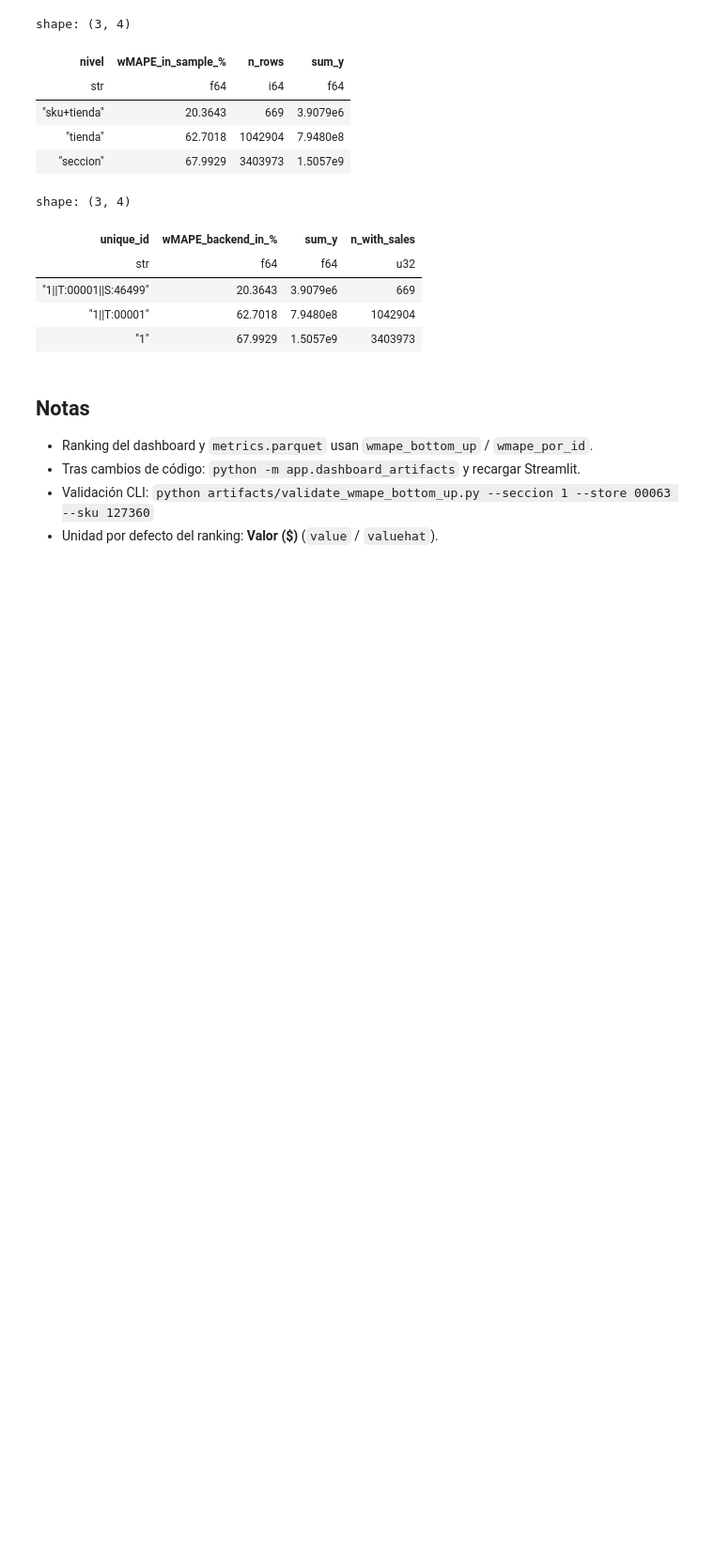
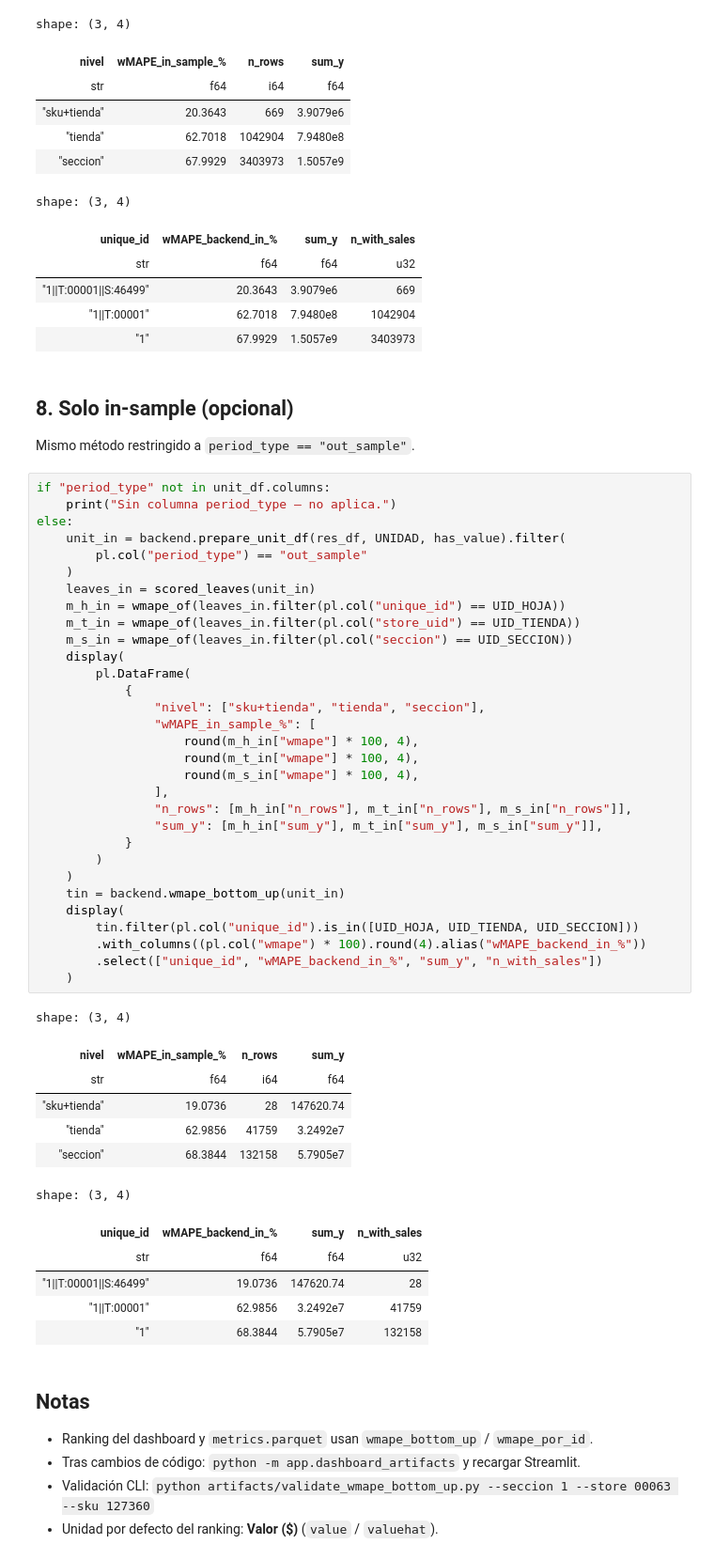
Before and after one commit to willy-hidalgo/tienda-inglesa-v3, a Jupyter notebook: app/wmape_insample_seccion1.ipynb, the cells around one changed output. Shown at 94% size. Cells and saved outputs as stored; diff of their text form; blank space fills up the shorter version.

```diff
--- a/app/wmape_insample_seccion1.ipynb
+++ b/app/wmape_insample_seccion1.ipynb
@@ -445,6 +449,54 @@ shape: (3, 4)
 | "1||T:00001||S:46499" | 20.3643 | 3.9079e6 | 669 |
 | "1||T:00001" | 62.7018 | 7.9480e8 | 1042904 |
 | "1" | 67.9929 | 1.5057e9 | 3403973 |
+# %% [markdown]
+## 8. Solo in-sample (opcional)
+
+Mismo método restringido a `period_type == "out_sample"`.
+# %%
+if "period_type" not in unit_df.columns:
+    print("Sin columna period_type — no aplica.")
+else:
+    unit_in = backend.prepare_unit_df(res_df, UNIDAD, has_value).filter(
+        pl.col("period_type") == "out_sample"
+    )
+    leaves_in = scored_leaves(unit_in)
+    m_h_in = wmape_of(leaves_in.filter(pl.col("unique_id") == UID_HOJA))
+    m_t_in = wmape_of(leaves_in.filter(pl.col("store_uid") == UID_TIENDA))
+    m_s_in = wmape_of(leaves_in.filter(pl.col("seccion") == UID_SECCION))
+    display(
+        pl.DataFrame(
+            {
+                "nivel": ["sku+tienda", "tienda", "seccion"],
+                "wMAPE_in_sample_%": [
+                    round(m_h_in["wmape"] * 100, 4),
+                    round(m_t_in["wmape"] * 100, 4),
+                    round(m_s_in["wmape"] * 100, 4),
+                ],
+                "n_rows": [m_h_in["n_rows"], m_t_in["n_rows"], m_s_in["n_rows"]],
+                "sum_y": [m_h_in["sum_y"], m_t_in["sum_y"], m_s_in["sum_y"]],
+            }
+        )
+    )
+    tin = backend.wmape_bottom_up(unit_in)
+    display(
+        tin.filter(pl.col("unique_id").is_in([UID_HOJA, UID_TIENDA, UID_SECCION]))
+        .with_columns((pl.col("wmape") * 100).round(4).alias("wMAPE_backend_in_%"))
+        .select(["unique_id", "wMAPE_backend_in_%", "sum_y", "n_with_sales"])
+    )
+# %% [output]
+shape: (3, 4)
+| nivel | wMAPE_in_sample_% | n_rows | sum_y |
+| str | f64 | i64 | f64 |
+| "sku+tienda" | 19.0736 | 28 | 147620.74 |
+| "tienda" | 62.9856 | 41759 | 3.2492e7 |
+| "seccion" | 68.3844 | 132158 | 5.7905e7 |
+shape: (3, 4)
+| unique_id | wMAPE_backend_in_% | sum_y | n_with_sales |
+| str | f64 | f64 | u32 |
+| "1||T:00001||S:46499" | 19.0736 | 147620.74 | 28 |
+| "1||T:00001" | 62.9856 | 3.2492e7 | 41759 |
+| "1" | 68.3844 | 5.7905e7 | 132158 |
 # %% [markdown]
 ## Notas
 
```
Also changed, not shown: parts of 4 cells of this notebook, 4 other files.
